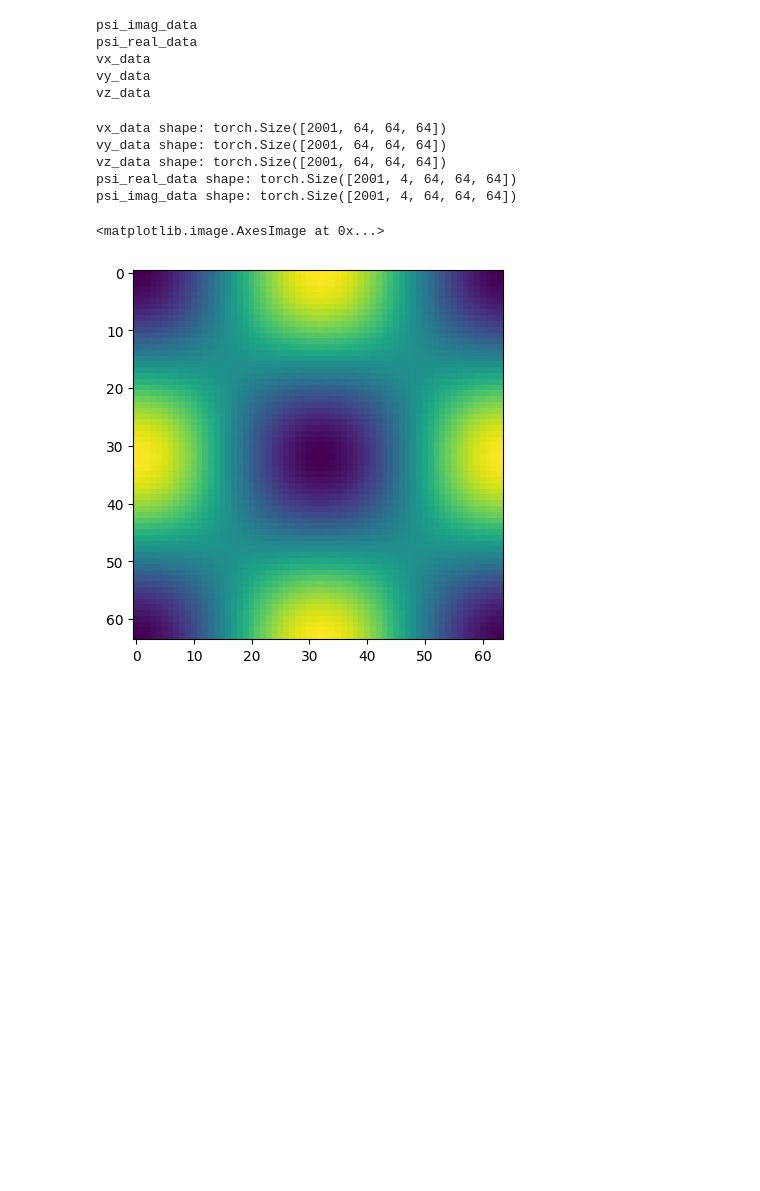
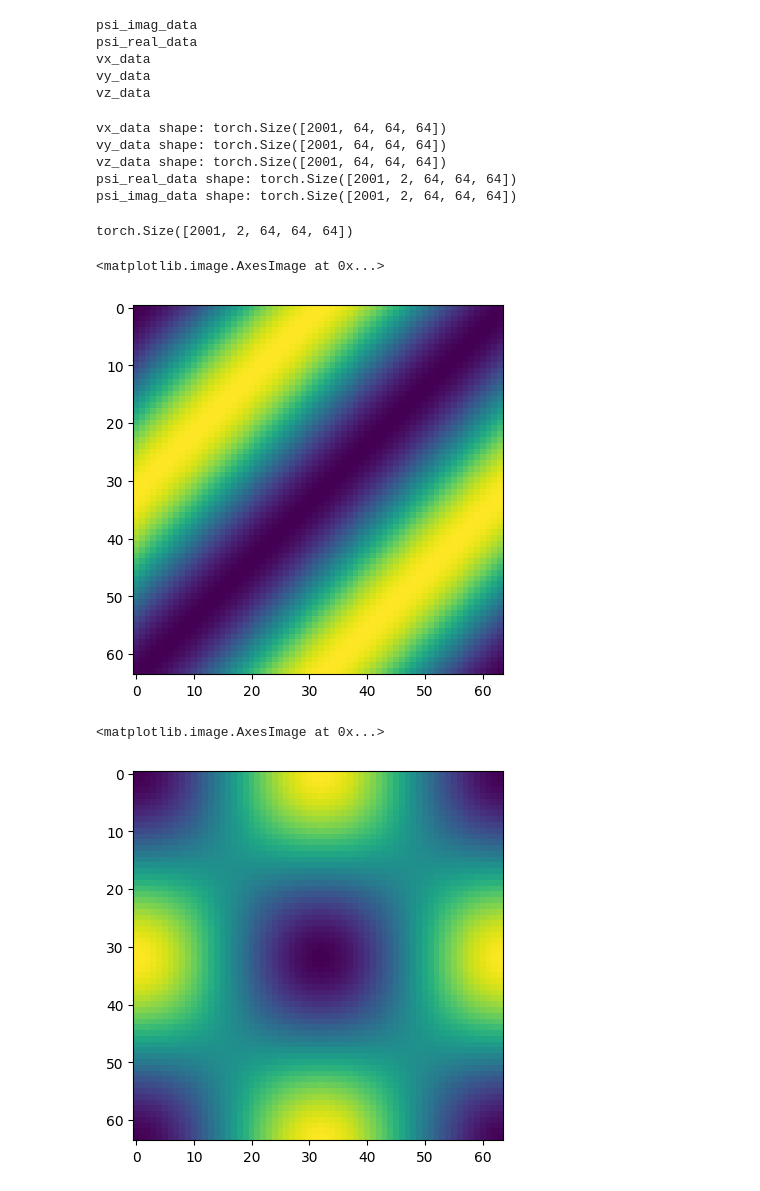
Before and after one commit to jackyvava/SR_waveFunction, a Jupyter notebook: Ginzburg_Lan/code5/code.ipynb, the cells around one changed output. Drawn from its saved outputs; the diff is of its cells as text; code cells hidden in the pictures; blank space fills up the shorter version.

```diff
--- a/Ginzburg_Lan/code5/code.ipynb
+++ b/Ginzburg_Lan/code5/code.ipynb
@@ -29,7 +29,7 @@ import h5py
 import torch
 
 # 使用 h5py 打开并读取数据
-with h5py.File('training_data.mat', 'r') as f:
+with h5py.File('training_data_2.mat', 'r') as f:
     # 读取每个数据集
     vx_data = torch.tensor(f['vx_data'][:], dtype=torch.float32)
     vy_data = torch.tensor(f['vy_data'][:], dtype=torch.float32)
@@ -47,8 +47,18 @@ print(f'psi_imag_data shape: {psi_imag_data.shape}')
 vx_data shape: torch.Size([2001, 64, 64, 64])
 vy_data shape: torch.Size([2001, 64, 64, 64])
 vz_data shape: torch.Size([2001, 64, 64, 64])
-psi_real_data shape: torch.Size([2001, 4, 64, 64, 64])
-psi_imag_data shape: torch.Size([2001, 4, 64, 64, 64])
+psi_real_data shape: torch.Size([2001, 2, 64, 64, 64])
+psi_imag_data shape: torch.Size([2001, 2, 64, 64, 64])
+# %%
+psi_imag_data.shape
+# %% [output]
+torch.Size([2001, 2, 64, 64, 64])
+# %%
+import matplotlib.pyplot as plt
+plt.imshow(psi_imag_data[0, 0, :, :,32])
+# %% [output]
+<matplotlib.image.AxesImage at 0x...>
+[figure, added]
 # %%
 import matplotlib.pyplot as plt
 plt.imshow(vx_data[1000,:,:,32])
```
Also changed, not shown: parts of 11 cells of this notebook, 3 other files.
